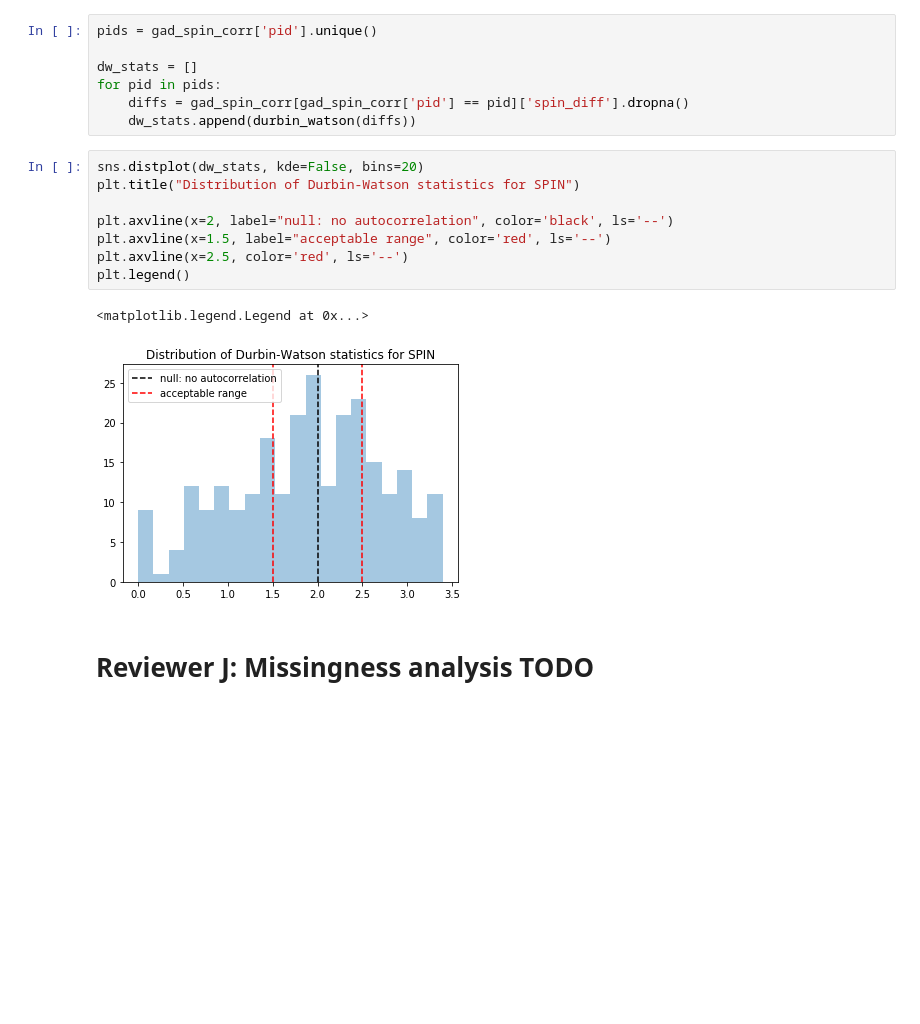
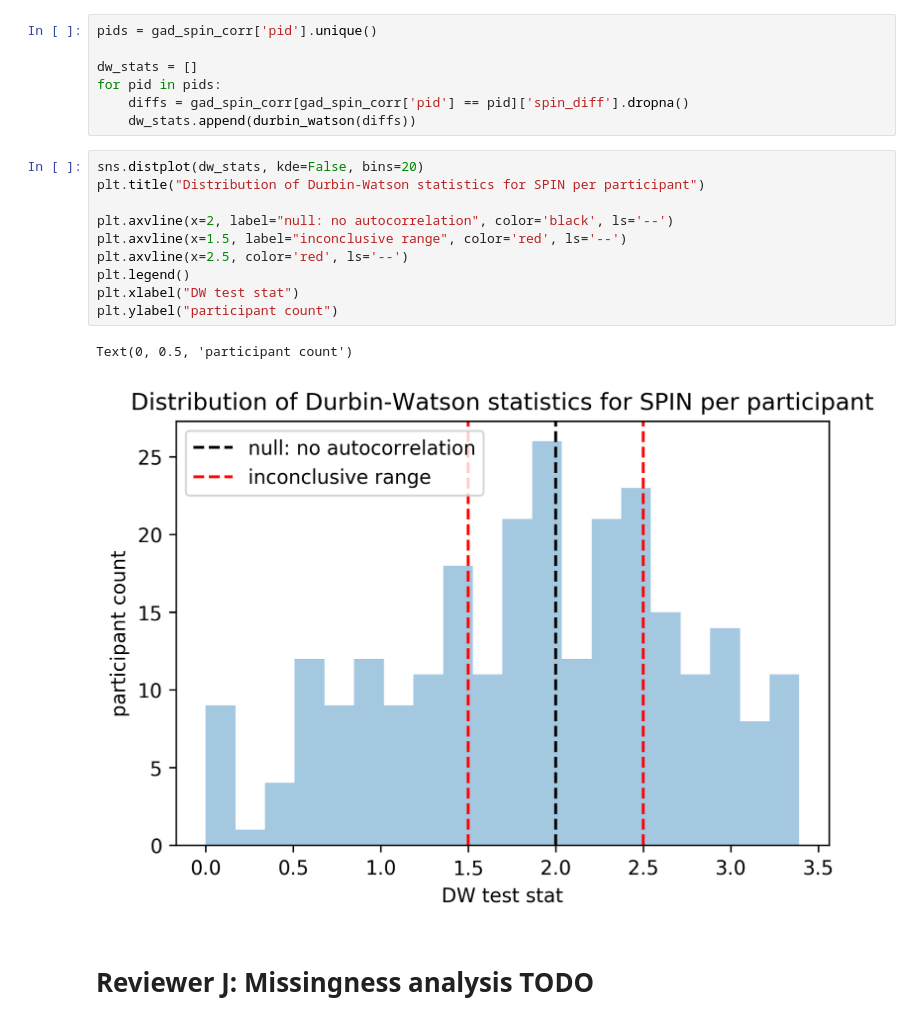
Before and after one commit to tliu526/lifesense, a Jupyter notebook: jmir_notebooks/jmir_review_analysis.ipynb, the cells around one changed output. Cells and saved outputs as stored; diff of their text form; blank space fills up the shorter version.

```diff
--- a/jmir_notebooks/jmir_review_analysis.ipynb
+++ b/jmir_notebooks/jmir_review_analysis.ipynb
@@ -1472,15 +1594,17 @@ for pid in pids:
     dw_stats.append(durbin_watson(diffs))
 # %%
 sns.distplot(dw_stats, kde=False, bins=20)
-plt.title("Distribution of Durbin-Watson statistics for SPIN")
+plt.title("Distribution of Durbin-Watson statistics for SPIN per participant")
 
 plt.axvline(x=2, label="null: no autocorrelation", color='black', ls='--')
-plt.axvline(x=1.5, label="acceptable range", color='red', ls='--')
+plt.axvline(x=1.5, label="inconclusive range", color='red', ls='--')
 plt.axvline(x=2.5, color='red', ls='--')
 plt.legend()
+plt.xlabel("DW test stat")
+plt.ylabel("participant count")
 # %% [output]
-<matplotlib.legend.Legend at 0x...>
+Text(0, 0.5, 'participant count')
-[figure, old version]
+[figure, new version]
 # %% [markdown]
 # Reviewer J: Missingness analysis TODO
 # %% [markdown]
```
Also changed, not shown: parts of 25 cells of this notebook.
